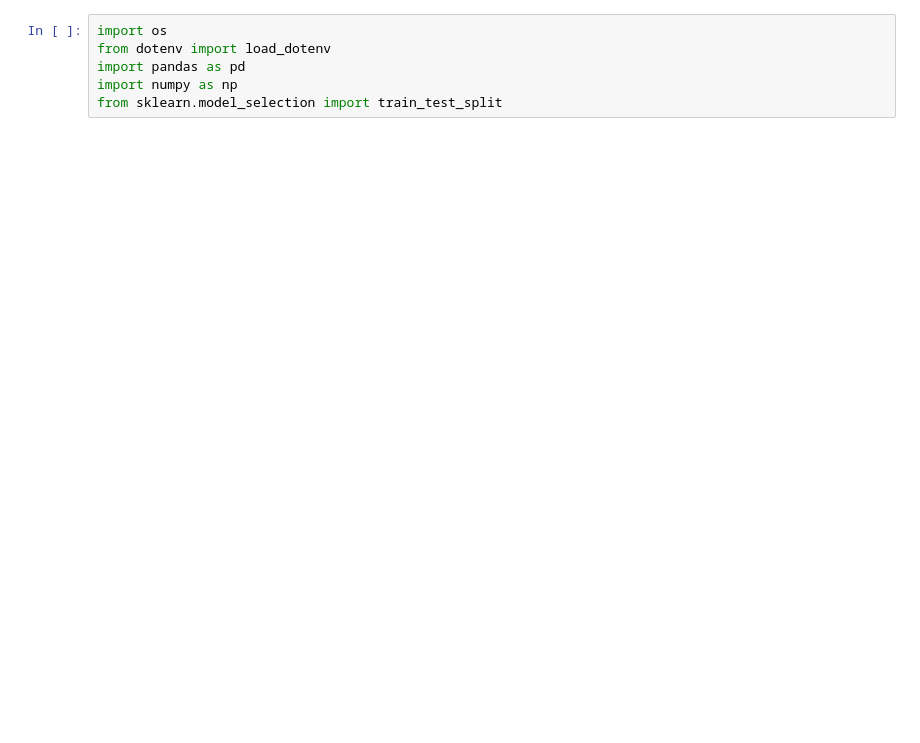
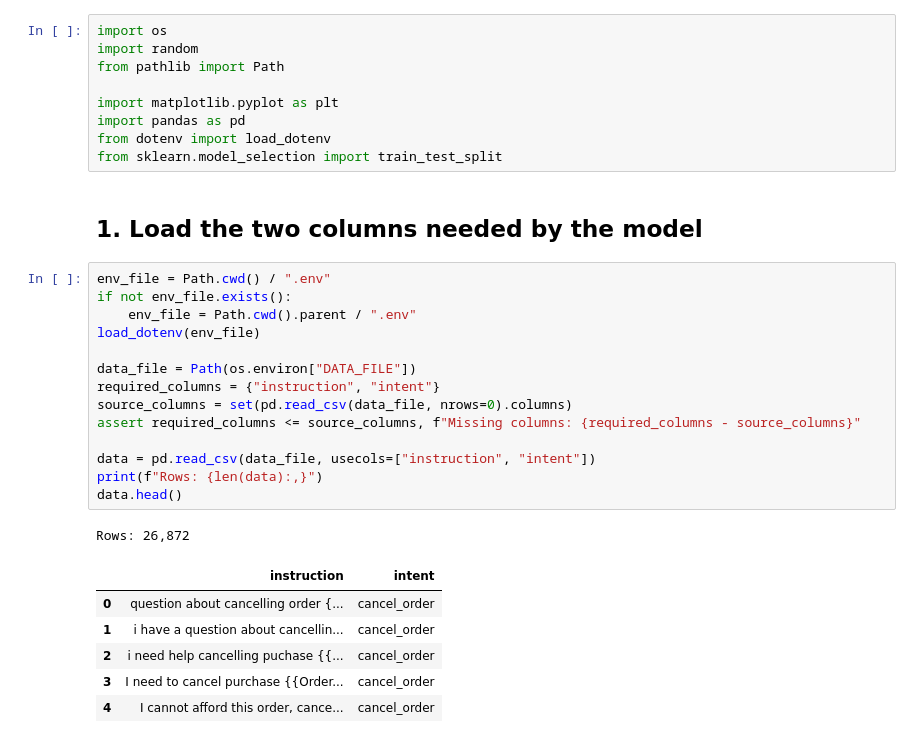
Before and after one commit to Nour490-code/ai-aided-ivr-routing-companion, a Jupyter notebook: notebooks/explore.ipynb, the cells around one changed output. Saved outputs shown, nothing was run; the diff lists cells and outputs as text; blank space fills up the shorter version.

Commit message:
Finish model training and necessary scripts

```diff
--- a/notebooks/explore.ipynb
+++ b/notebooks/explore.ipynb
@@ -1,6 +5,33 @@
 # %%
 import os
+import random
+from pathlib import Path
+
+import matplotlib.pyplot as plt
+import pandas as pd
 from dotenv import load_dotenv
-import pandas as pd
-import numpy as np
 from sklearn.model_selection import train_test_split
+# %% [markdown]
+## 1. Load the two columns needed by the model
+# %%
+env_file = Path.cwd() / ".env"
+if not env_file.exists():
+    env_file = Path.cwd().parent / ".env"
+load_dotenv(env_file)
+
+data_file = Path(os.environ["DATA_FILE"])
+required_columns = {"instruction", "intent"}
+source_columns = set(pd.read_csv(data_file, nrows=0).columns)
+assert required_columns <= source_columns, f"Missing columns: {required_columns - source_columns}"
+
+data = pd.read_csv(data_file, usecols=["instruction", "intent"])
+print(f"Rows: {len(data):,}")
+data.head()
+# %% [output]
+Rows: 26,872
+|  | instruction | intent |
+| 0 | question about cancelling order {... | cancel_order |
+| 1 | i have a question about cancellin... | cancel_order |
+| 2 | i need help cancelling puchase {{... | cancel_order |
+| 3 | I need to cancel purchase {{Order... | cancel_order |
+| 4 | I cannot afford this order, cance... | cancel_order |
```
Also changed, not shown: parts of 19 cells of this notebook, 26 other files.
